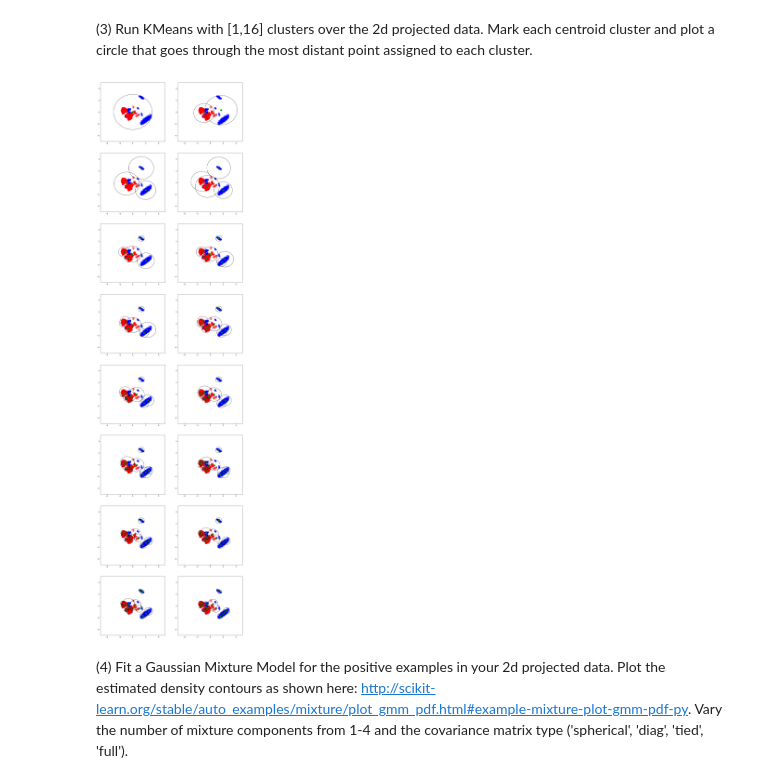
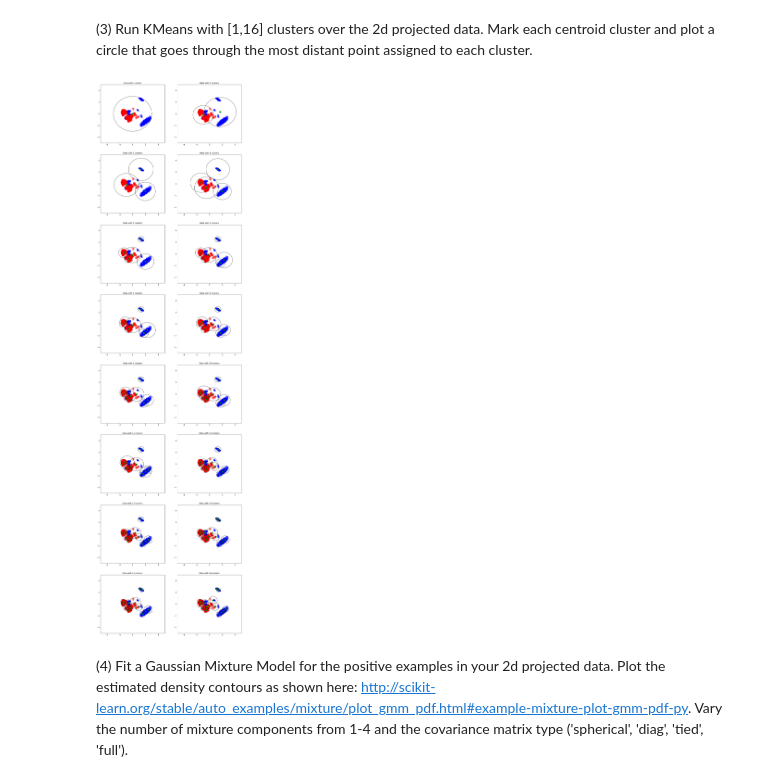
Before and after one commit to dan55/machine_learning, a Jupyter notebook: daniel_elkin_p3.ipynb, the cells around one changed output. Drawn from its saved outputs; the diff is of its cells as text; code cells hidden in the pictures.

```diff
--- a/daniel_elkin_p3.ipynb
+++ b/daniel_elkin_p3.ipynb
@@ -22,8 +22,7 @@ from matplotlib.colors import LogNorm
 Load feature names.
 # %%
 feature_names = []
-#with open('../Data/mushroom.map') as fmap:
-with open('Data/mushroom.map') as fmap:
+with open('../Data/mushroom.map') as fmap:
     for line in fmap:
         [index, name, junk] = line.split()
         feature_names.append(name)
@@ -36,8 +35,7 @@ Load data. The data is sparse in the input file, but there aren't too many featu
 # %%
 X, Y = [], []
 
-#with open('../Data/mushroom.data') as fdata:
-with open('Data/mushroom.data') as fdata:
+with open('../Data/mushroom.data') as fdata:
     for line in fdata:
         items = line.split()
         Y.append(int(items.pop(0)))
@@ -104,27 +102,28 @@ Components       Variance Explained
 # %% [markdown]
 (2) PCA can be very useful for visualizing data. Project the training data down to 2 dimensions and plot it. Show the positive (poisonous) cases in blue and the negative (non-poisonous) in red. Here's a reference for plotting: http://matplotlib.org/users/pyplot_tutorial.html
 # %%
-#def P2():
+def P2():
 ### STUDENT START ###
 
-# reduce the 126 features to 2
-reduced_data = PCA(n_components=2).fit_transform(train_data)
+    # reduce the 126 features to 2
+    reduced_data = PCA(n_components=2).fit_transform(train_data)
 
-# separate the data into poisonous and non-poisonous cases
-poison_indexes = np.where(train_labels == 1)
-nonpoison_indexes = np.where(train_labels == 0)
+    # separate the data into poisonous and non-poisonous cases
+    poison_indexes = np.where(train_labels == 1)
+    nonpoison_indexes = np.where(train_labels == 0)
 
-poison = reduced_data[poison_indexes]
-nonpoison = reduced_data[nonpoison_indexes]
+    poison = reduced_data[poison_indexes]
+    nonpoison = reduced_data[nonpoison_indexes]
 
-# plot the cases with each feature corresponding to one axis
-plt.figure(figsize=(8,8))
-plt.title('Training data in 2 dimensions')
-projected_data = plt.plot(poison[:, 0], poison[:, 1], 'bo', nonpoison[:, 0], nonpoison[:, 1], 'ro', alpha=.25)
+    # plot the cases with each feature corresponding to one axis
+    plt.figure(figsize=(8,8))
+    plt.title('Training data in 2 dimensions')
+    projected_data = plt.plot(poison[:, 0], poison[:, 1], 'bo', nonpoison[:, 0], nonpoison[:, 1], 'ro', alpha=.25)
 
+    return reduced_data, poison, nonpoison
 ### STUDENT END ###
 
-#P2()
+reduced_data, poison, nonpoison = P2()
 # %% [output]
 [figure]
 # %% [markdown]
@@ -139,36 +138,43 @@ def P3():
         this_ax.set_ylim([-5, 5])
 
         # get the clusters
         km = KMeans(n_clusters=num_clusters, init='k-means++')
         clusters = km.fit(reduced_data)
 
-        # copy-pasta - plotting all the data
+        # plotting the data
         this_ax.plot(poison[:, 0], poison[:, 1], 'bo', nonpoison[:, 0], nonpoison[:, 1], 'ro', alpha=0.25)
 
-        # plotting
         for i, center in enumerate(clusters.cluster_centers_):
 
             # plot the center of this cluster
             this_ax.plot(center[0], center[1], 'go', markersize=10)
+
+            # give the sublot a title
+            cluster_text = 'cluster'
+
+            if i != 0:
+                cluster_text += 's'
+
+            this_ax.set_title('Data with {} {}'.format(i + 1, cluster_text))
 
             # determine the farthest point from the center in this cluster
             points_in_cluster = np.where(clusters.labels_ == i)
             radius = metrics.pairwise_distances(center.reshape(1,2), reduced_data[points_in_cluster]).max()
 
             # plot a circle with a radius equal to that distance
             circle = plt.Circle(center, radius, fill=False, zorder=2)
             this_ax.add_artist(circle)
 
     fig, ax = plt.subplots(nrows=8, ncols=2, figsize=(16, 64))
     ax = ax.ravel()
 
     for i in range(1,17):
         k_means_cluster(i)
 ### STUDENT END ###
 
 P3()
 # %% [output]
-[figure, old version]
+[figure, new version]
 # %% [markdown]
 (4) Fit a Gaussian Mixture Model for the positive examples in your 2d projected data. Plot the estimated density contours as shown here: http://scikit-learn.org/stable/auto_examples/mixture/plot_gmm_pdf.html#example-mixture-plot-gmm-pdf-py. Vary the number of mixture components from 1-4 and the covariance matrix type ('spherical', 'diag', 'tied', 'full').
 # %%
```
Also changed, not shown: parts of 3 cells of this notebook.
